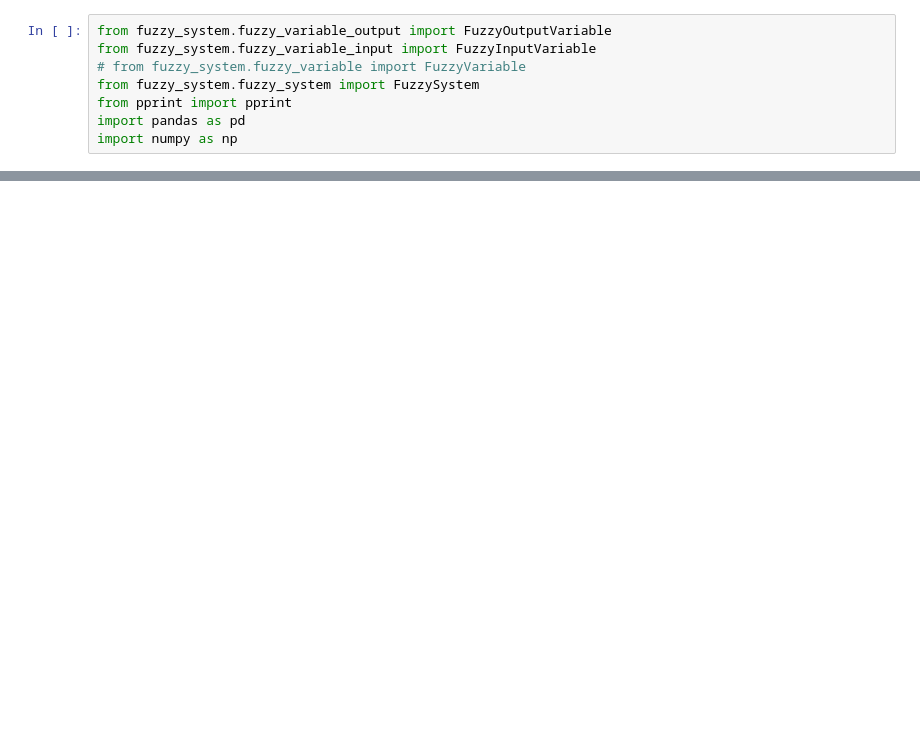
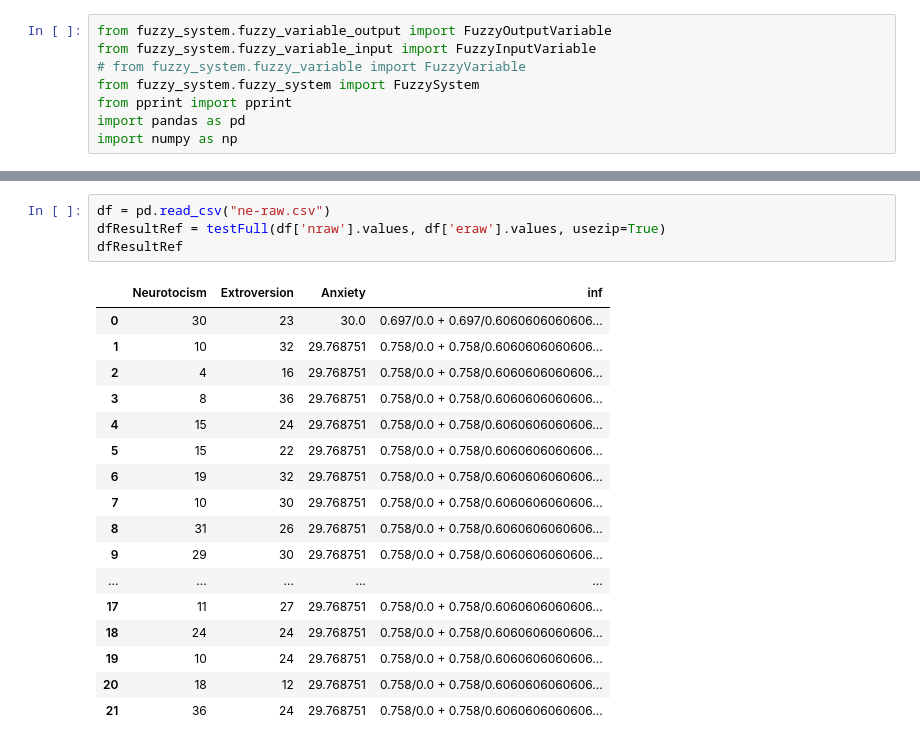
Before and after one commit to adibenc/fz-mamdani, a Jupyter notebook: fz-md1.ipynb, the cells around one changed output, grey strips where cells are left out. Saved outputs shown, nothing was run; the diff lists cells and outputs as text; blank space fills up the shorter version.

Commit message:
raw ref, full test

```diff
--- a/fz-md1.ipynb
+++ b/fz-md1.ipynb
@@ -164,0 +288,22 @@ dfResult.drop("inf", axis="columns").describe()
+# %%
+df = pd.read_csv("ne-raw.csv")
+dfResultRef = testFull(df['nraw'].values, df['eraw'].values, usezip=True)
+dfResultRef
+# %% [output]
+|  | Neurotocism | Extroversion | Anxiety | inf |
+| 0 | 30 | 23 | 30.0 | 0.697/0.0 + 0.697/0.6060606060606... |
+| 1 | 10 | 32 | 29.768751 | 0.758/0.0 + 0.758/0.6060606060606... |
+| 2 | 4 | 16 | 29.768751 | 0.758/0.0 + 0.758/0.6060606060606... |
+| 3 | 8 | 36 | 29.768751 | 0.758/0.0 + 0.758/0.6060606060606... |
+| 4 | 15 | 24 | 29.768751 | 0.758/0.0 + 0.758/0.6060606060606... |
+| 5 | 15 | 22 | 29.768751 | 0.758/0.0 + 0.758/0.6060606060606... |
+| 6 | 19 | 32 | 29.768751 | 0.758/0.0 + 0.758/0.6060606060606... |
+| 7 | 10 | 30 | 29.768751 | 0.758/0.0 + 0.758/0.6060606060606... |
+| 8 | 31 | 26 | 29.768751 | 0.758/0.0 + 0.758/0.6060606060606... |
+| 9 | 29 | 30 | 29.768751 | 0.758/0.0 + 0.758/0.6060606060606... |
+| ... | ... | ... | ... | ... |
+| 17 | 11 | 27 | 29.768751 | 0.758/0.0 + 0.758/0.6060606060606... |
+| 18 | 24 | 24 | 29.768751 | 0.758/0.0 + 0.758/0.6060606060606... |
+| 19 | 10 | 24 | 29.768751 | 0.758/0.0 + 0.758/0.6060606060606... |
+| 20 | 18 | 12 | 29.768751 | 0.758/0.0 + 0.758/0.6060606060606... |
+| 21 | 36 | 24 | 29.768751 | 0.758/0.0 + 0.758/0.6060606060606... |
```
Also changed, not shown: parts of 6 cells of this notebook, 1 other file.
